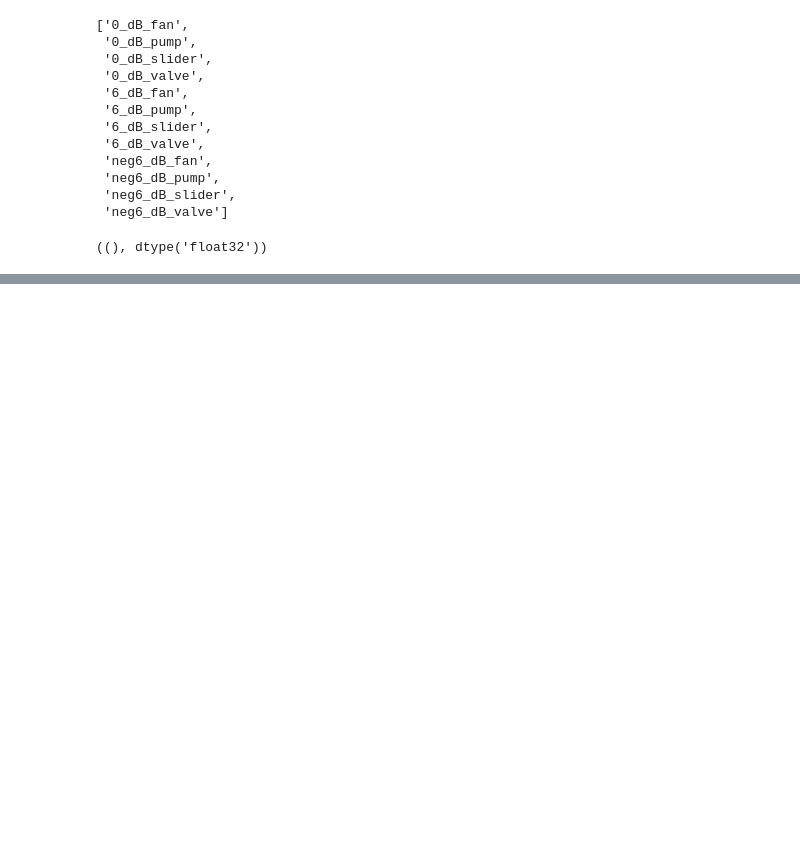
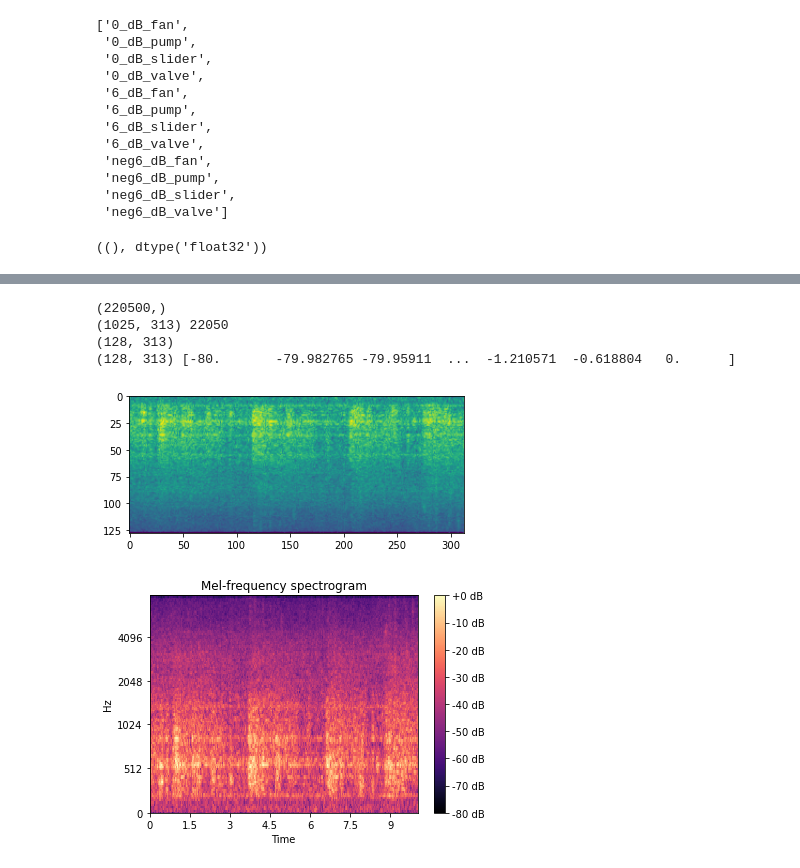
Before and after one commit to AnudeepKonda/MIMII_anamoly_detection, a Jupyter notebook: notebooks/convert_wav2png.ipynb, the cells around one changed output, grey strips where cells are left out. Saved outputs shown, nothing was run; the diff lists cells and outputs as text; code cells hidden in the pictures; blank space fills up the shorter version.

```diff
--- a/notebooks/convert_wav2png.ipynb
+++ b/notebooks/convert_wav2png.ipynb
@@ -172,0 +333,48 @@ a.shape, a.dtype
+# %%
+FRAME_SIZE = 2048
+HOP_SIZE = 512
+
+# Loading sound file and generate Mel spectrogram:
+for sr2 in [22050]:
+    signal, sr = librosa.load('00000000.wav', sr=sr2)#load_sound_file(file)
+    print(signal.shape)
+
+
+    spec = librosa.stft(signal, n_fft=FRAME_SIZE, hop_length=HOP_SIZE)
+
+    a = librosa.istft(spec.astype(np.float32), hop_length=512, win_length=2048, window='hann', center=True, dtype=None, length=220500)
+
+    a = librosa.resample(a, 22050, 16000, res_type='soxr_vhq')
+
+    spec = librosa.stft(a, n_fft=FRAME_SIZE, hop_length=HOP_SIZE)
+
+    spec = spec.astype(np.float16)
+    print(spec.shape, sr)
+    D = np.abs(spec)**2
+
+    S = librosa.feature.melspectrogram(S=D, sr=sr2, n_mels=128)
+
+    #S = spec_augment(S)
+    print(S.shape)
+    S_dB = librosa.power_to_db(S, ref=np.max)
+
+    print(S_dB.shape, np.unique(S_dB))
+
+    plt.imshow(S_dB)
+    plt.show()
+
+    fig, ax = plt.subplots()
+
+    img = librosa.display.specshow(S_dB, x_axis='time',
+                          y_axis='mel', sr=16000
+                          , ax=ax)
+    fig.colorbar(img, ax=ax, format='%+2.0f dB')
+    ax.set(title='Mel-frequency spectrogram')
+    plt.show()
+# %% [output]
+(220500,)
+(1025, 313) 22050
+(128, 313)
+(128, 313) [-80.       -79.982765 -79.95911  ...  -1.210571  -0.618804   0.      ]
+[figure, added]
+[figure, added]
```
Also changed, not shown: parts of 11 cells of this notebook, 9 other files.
